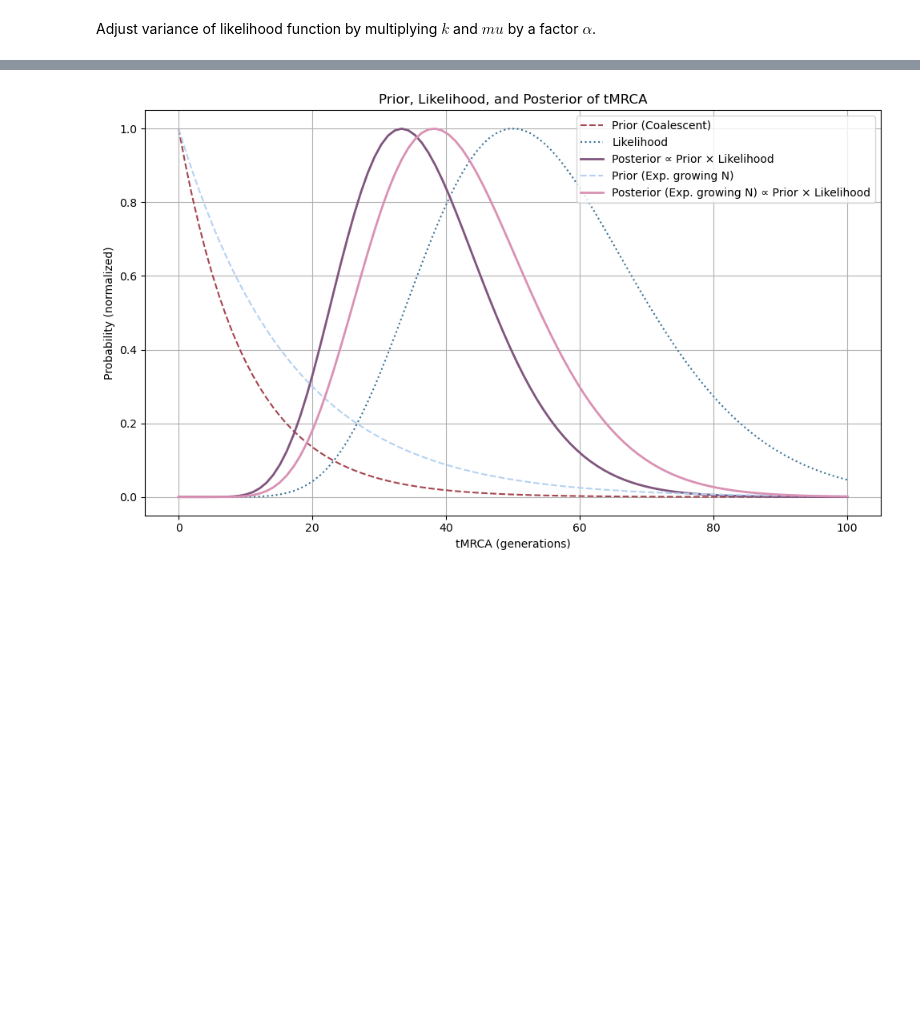
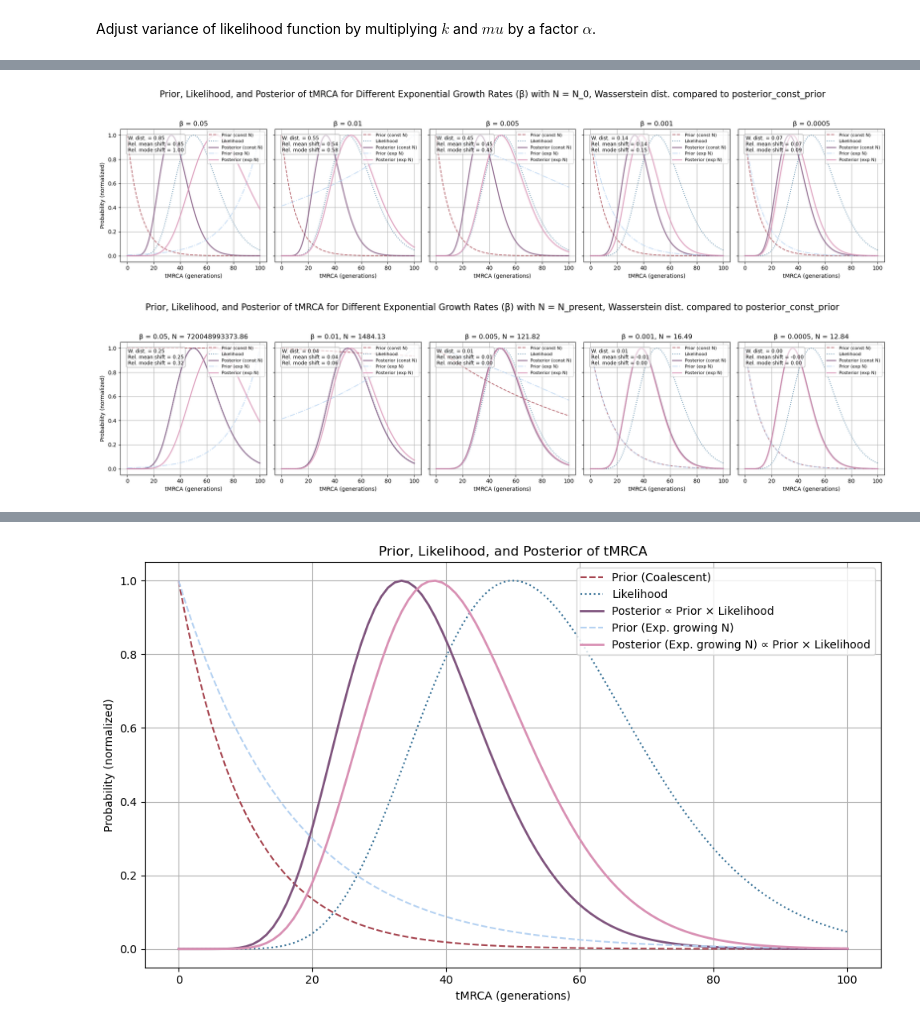
Before and after one commit to marie3003/effect_population_size_tmrca, a Jupyter notebook: plot_population_size_impact.ipynb, the cells around one changed output, grey strips where cells are left out. Cells and saved outputs as stored; diff of their text form; code cells hidden in the pictures; blank space fills up the shorter version.

```diff
--- a/plot_population_size_impact.ipynb
+++ b/plot_population_size_impact.ipynb
@@ -205,0 +452,21 @@ $$
+# %%
+# Parameters
+mu = 1e-3
+L = 100
+k_mut = 10
+
+t_present = 500
+N_0 = 10
+beta_vec = np.array([0.05, 0.01, 0.005, 0.001, 0.0005])  # Columns
+max_tmrca = 100  # Maximum tMRCA to consider
+
+N = N_0
+N_vec = N_0 * np.exp(beta_vec * t_present)
+
+# case 1: N_const = N_0
+plot_tMRCA_expN(mu, L, k_mut, t_present, N_0, beta_vec, max_tmrca, N = N, varying_N=False, evaluation='posterior_const_prior')
+# case 2: N_const = N_present
+plot_tMRCA_expN(mu, L, k_mut, t_present, N_0, beta_vec, max_tmrca, N_vec=N_vec, varying_N=True, evaluation='posterior_const_prior')
+# %% [output]
+[figure, added]
+[figure, added]
```
Also changed, not shown: parts of 12 cells of this notebook.
